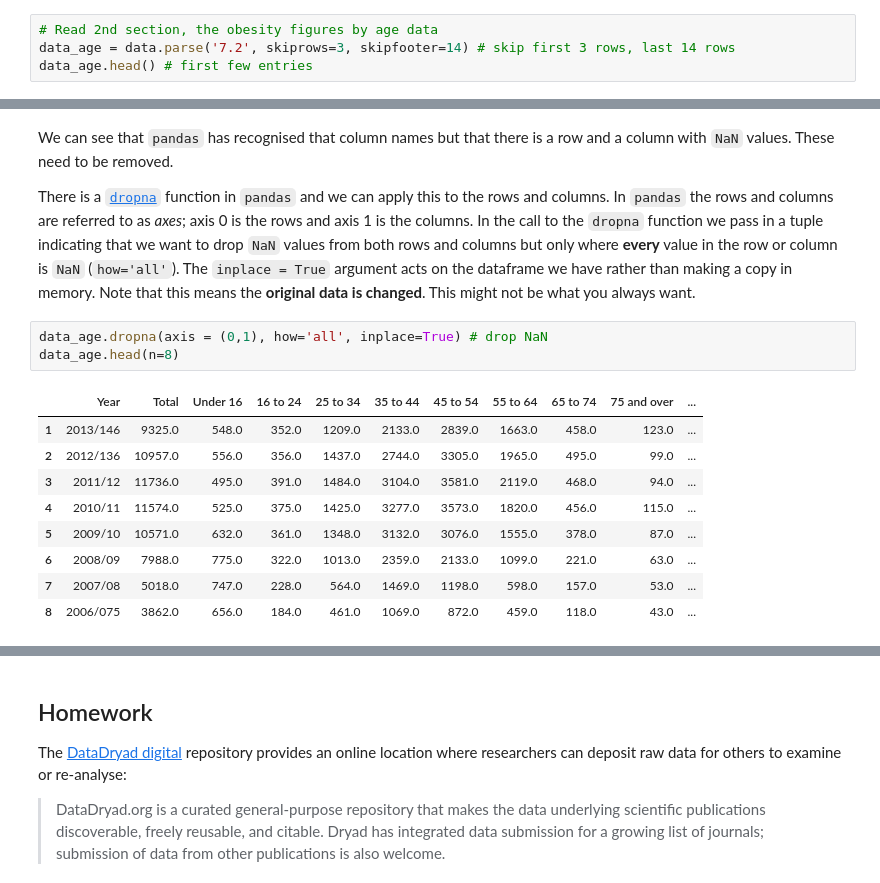
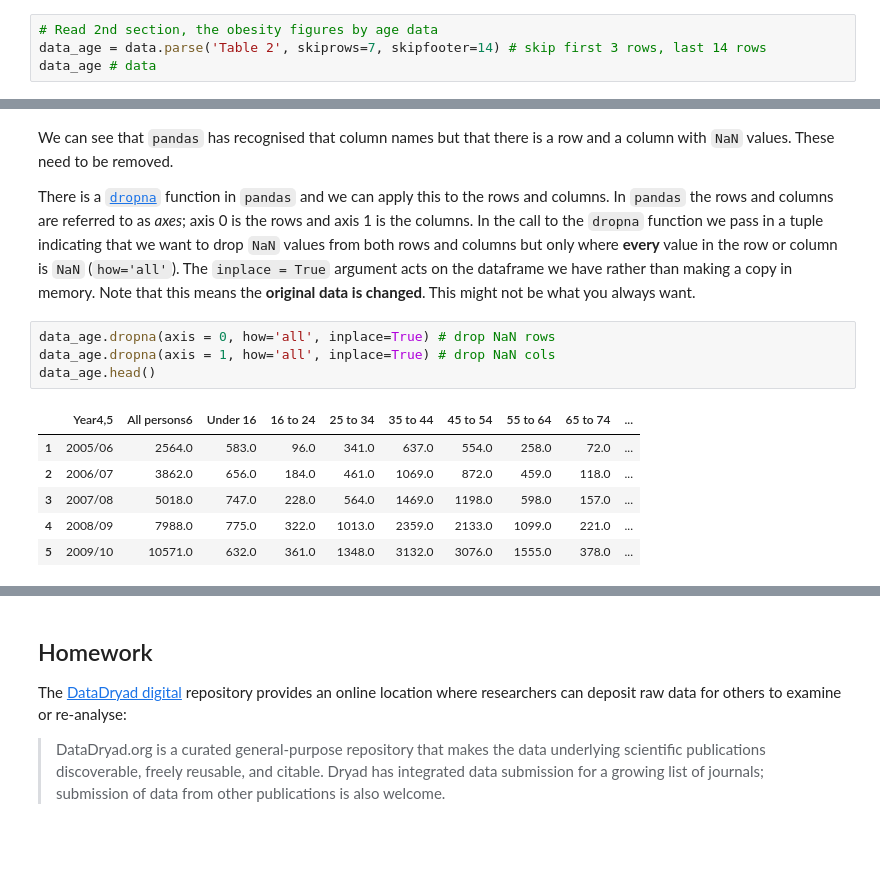
Before and after one commit to iaingallagher/BasicPython, a Jupyter notebook: Week8 - Data from the Web.ipynb, the cells around one changed output, grey strips where cells are left out. Cells and saved outputs as stored; diff of their text form; blank space fills up the shorter version.

````diff
--- a/Week8 - Data from the Web.ipynb
+++ b/Week8 - Data from the Web.ipynb
@@ -93,5 +93,5 @@ print(data.sheet_names) # get tab names
 # %%
 # Read 2nd section, the obesity figures by age data
-data_age = data.parse('7.2', skiprows=3, skipfooter=14) # skip first 3 rows, last 14 rows
-data_age.head() # first few entries
+data_age = data.parse('Table 2', skiprows=7, skipfooter=14) # skip first 3 rows, last 14 rows
+data_age # data
 # %% [output]
@@ -106,15 +113,13 @@
 
 There is a [```dropna```](http://pandas.pydata.org/pandas-docs/stable/generated/pandas.DataFrame.dropna.html) function in ```pandas``` and we can apply this to the rows and columns. In ```pandas``` the rows and columns are referred to as *axes*; axis 0 is the rows and axis 1 is the columns. In the call to the ```dropna``` function we pass in a tuple indicating that we want to drop ```NaN``` values from both rows and columns but only where **every** value in the row or column is ```NaN``` (```how='all'```). The ```inplace = True``` argument acts on the dataframe we have rather than making a copy in memory. Note that this means the **original data is changed**. This might not be what you always want.
 # %%
-data_age.dropna(axis = (0,1), how='all', inplace=True) # drop NaN
-data_age.head(n=8)
+data_age.dropna(axis = 0, how='all', inplace=True) # drop NaN rows
+data_age.dropna(axis = 1, how='all', inplace=True) # drop NaN cols
+data_age.head()
 # %% [output]
-|  | Year | Total | Under 16 | 16 to 24 | 25 to 34 | 35 to 44 | 45 to 54 | 55 to 64 | 65 to 74 | 75 and over | ... |
-| 1 | 2013/146 | 9325.0 | 548.0 | 352.0 | 1209.0 | 2133.0 | 2839.0 | 1663.0 | 458.0 | 123.0 | ... |
-| 2 | 2012/136 | 10957.0 | 556.0 | 356.0 | 1437.0 | 2744.0 | 3305.0 | 1965.0 | 495.0 | 99.0 | ... |
-| 3 | 2011/12 | 11736.0 | 495.0 | 391.0 | 1484.0 | 3104.0 | 3581.0 | 2119.0 | 468.0 | 94.0 | ... |
-| 4 | 2010/11 | 11574.0 | 525.0 | 375.0 | 1425.0 | 3277.0 | 3573.0 | 1820.0 | 456.0 | 115.0 | ... |
-| 5 | 2009/10 | 10571.0 | 632.0 | 361.0 | 1348.0 | 3132.0 | 3076.0 | 1555.0 | 378.0 | 87.0 | ... |
-| 6 | 2008/09 | 7988.0 | 775.0 | 322.0 | 1013.0 | 2359.0 | 2133.0 | 1099.0 | 221.0 | 63.0 | ... |
-| 7 | 2007/08 | 5018.0 | 747.0 | 228.0 | 564.0 | 1469.0 | 1198.0 | 598.0 | 157.0 | 53.0 | ... |
-| 8 | 2006/075 | 3862.0 | 656.0 | 184.0 | 461.0 | 1069.0 | 872.0 | 459.0 | 118.0 | 43.0 | ... |
+|  | Year4,5 | All persons6 | Under 16 | 16 to 24 | 25 to 34 | 35 to 44 | 45 to 54 | 55 to 64 | 65 to 74 | ... |
+| 1 | 2005/06 | 2564.0 | 583.0 | 96.0 | 341.0 | 637.0 | 554.0 | 258.0 | 72.0 | ... |
+| 2 | 2006/07 | 3862.0 | 656.0 | 184.0 | 461.0 | 1069.0 | 872.0 | 459.0 | 118.0 | ... |
+| 3 | 2007/08 | 5018.0 | 747.0 | 228.0 | 564.0 | 1469.0 | 1198.0 | 598.0 | 157.0 | ... |
+| 4 | 2008/09 | 7988.0 | 775.0 | 322.0 | 1013.0 | 2359.0 | 2133.0 | 1099.0 | 221.0 | ... |
+| 5 | 2009/10 | 10571.0 | 632.0 | 361.0 | 1348.0 | 3132.0 | 3076.0 | 1555.0 | 378.0 | ... |
````
Also changed, not shown: parts of 30 cells of this notebook.
